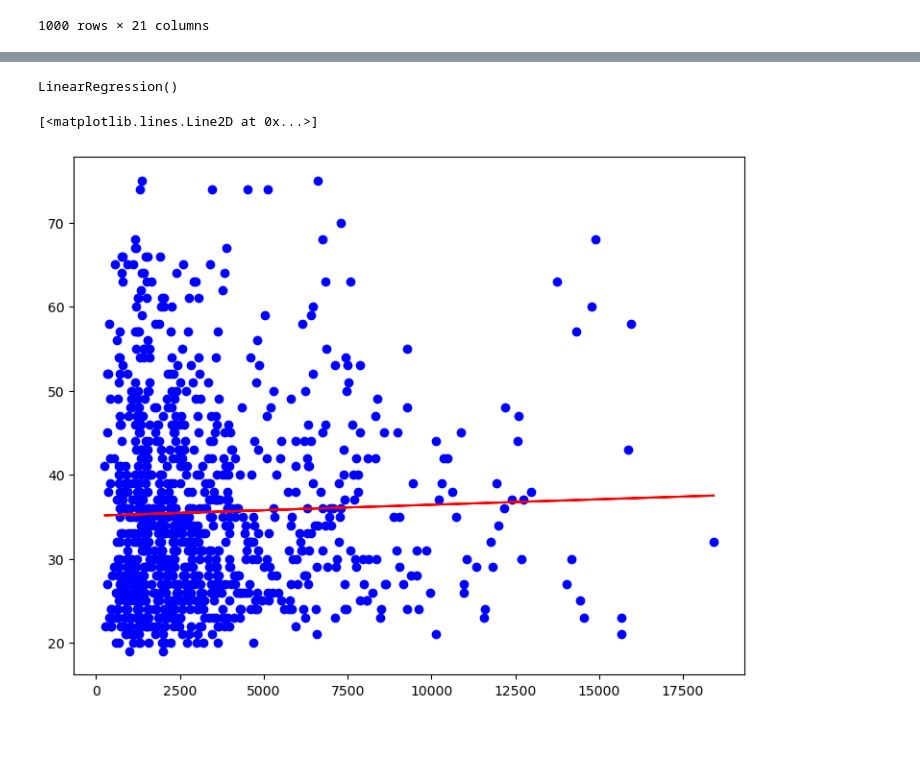
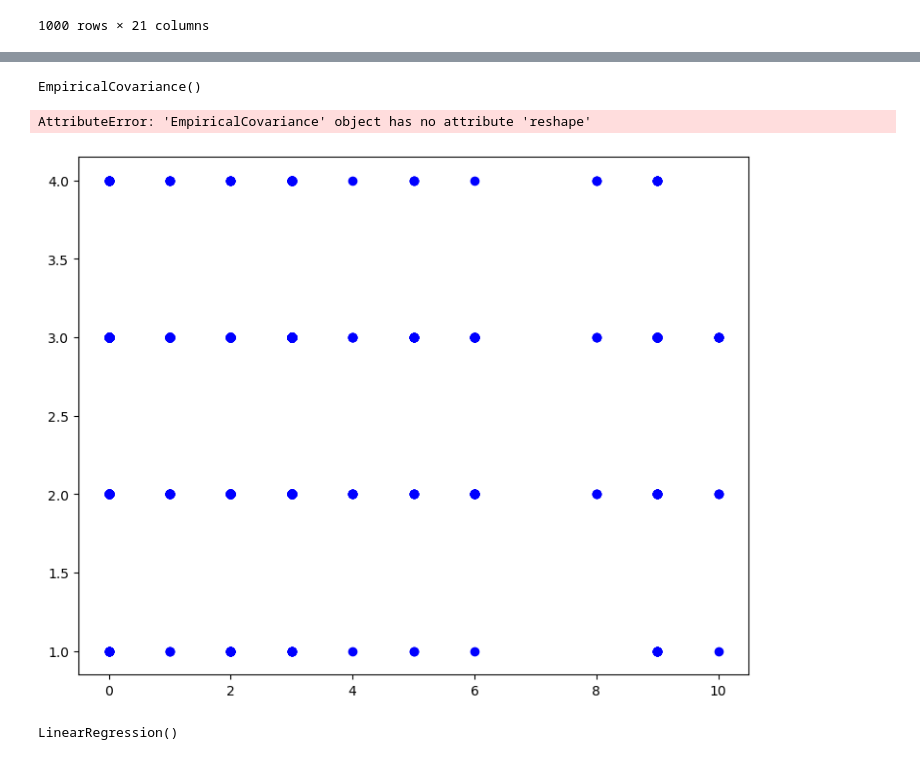
Before and after one commit to nbaggio28/bbq-final-project, a Jupyter notebook: notebooks/sgermancredit.ipynb, the cells around one changed output, grey strips where cells are left out. Cells and saved outputs as stored; diff of their text form; code cells hidden in the pictures.

```diff
--- a/notebooks/sgermancredit.ipynb
+++ b/notebooks/sgermancredit.ipynb
@@ -87,17 +82,17 @@ array([[<AxesSubplot:xlabel='status', ylabel='status'>,
 # %%
 
-X = sgcredit_df[["amount"]].values
-y = sgcredit_df['age'].values
-x_axis = np.linspace(0,1,len(X))
+X = sgcredit_df["purpose"].values
+y = sgcredit_df["personal status sex"].values
+# x_axis = np.linspace(0,1,len(X))
 
-lr_model = LinearRegression()
+lr_model = EmpiricalCovariance()
 lr_model.fit(X.reshape(-1, 1), y)
 # %% [output]
-LinearRegression()
+EmpiricalCovariance()
 # %%
 fig, ax = plt.subplots(figsize=(9,7))
 ax.scatter((X.reshape(-1,1)),y, color='blue')
-ax.plot((X.reshape(-1,1)),lr_model.predict(X.reshape(-1,1)), color='red')
+ax.plot((X.reshape(-1,1)), lr_model.reshape(-1,1), color='red')
 # %% [output]
-[<matplotlib.lines.Line2D at 0x...>]
+AttributeError: 'EmpiricalCovariance' object has no attribute 'reshape'
-[figure, old version]
+[figure, new version]
@@ -103,0 +106,5 @@ ax.plot((X.reshape(-1,1)),lr_model.predict(X.reshape(-1,1)), color='red')
+# %%
+quadratic_model = LinearRegression()
+quadratic_model.fit(X_q, y)
+# %% [output]
+LinearRegression()
```
Also changed, not shown: parts of 23 cells of this notebook, 4 other files.
